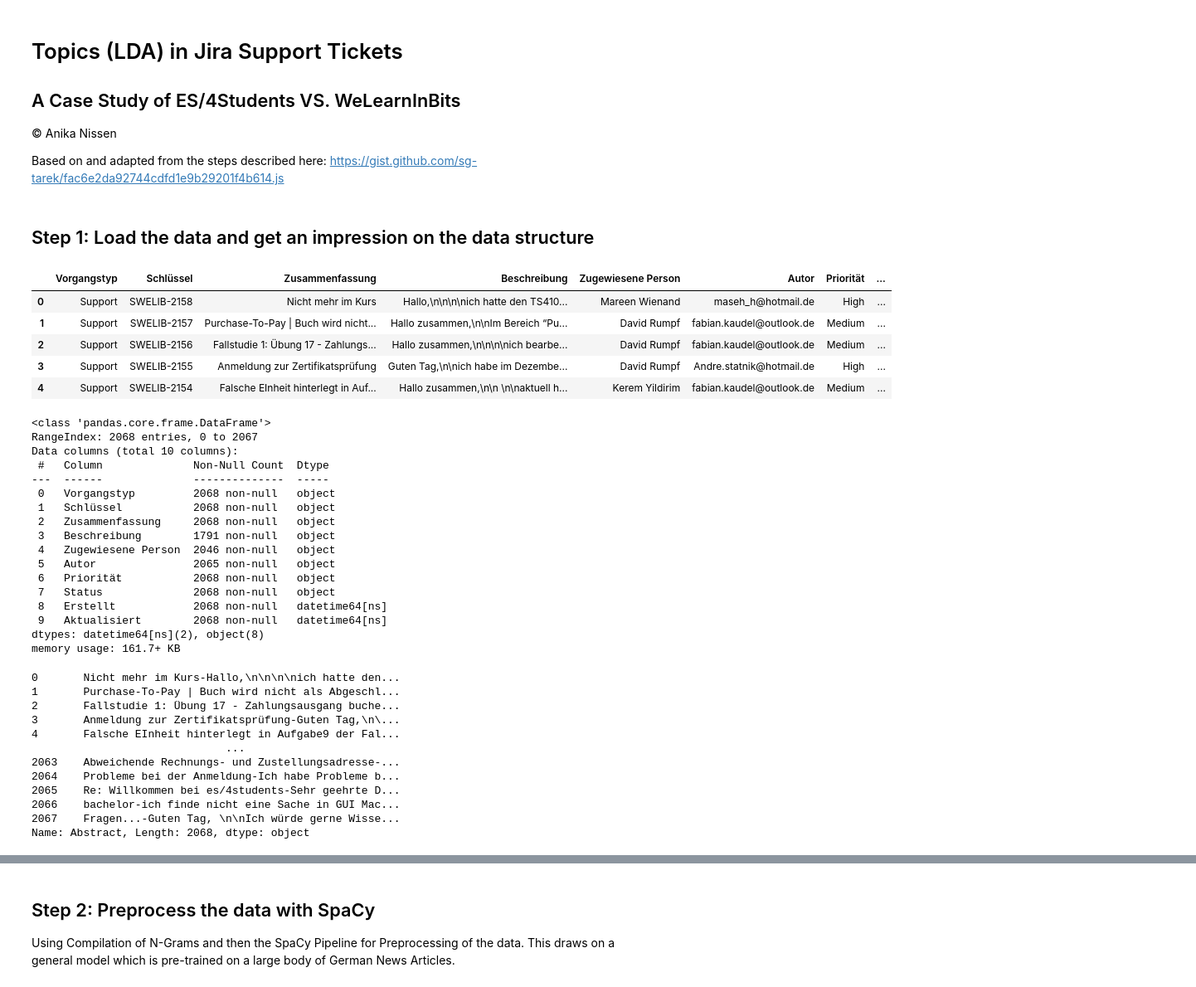
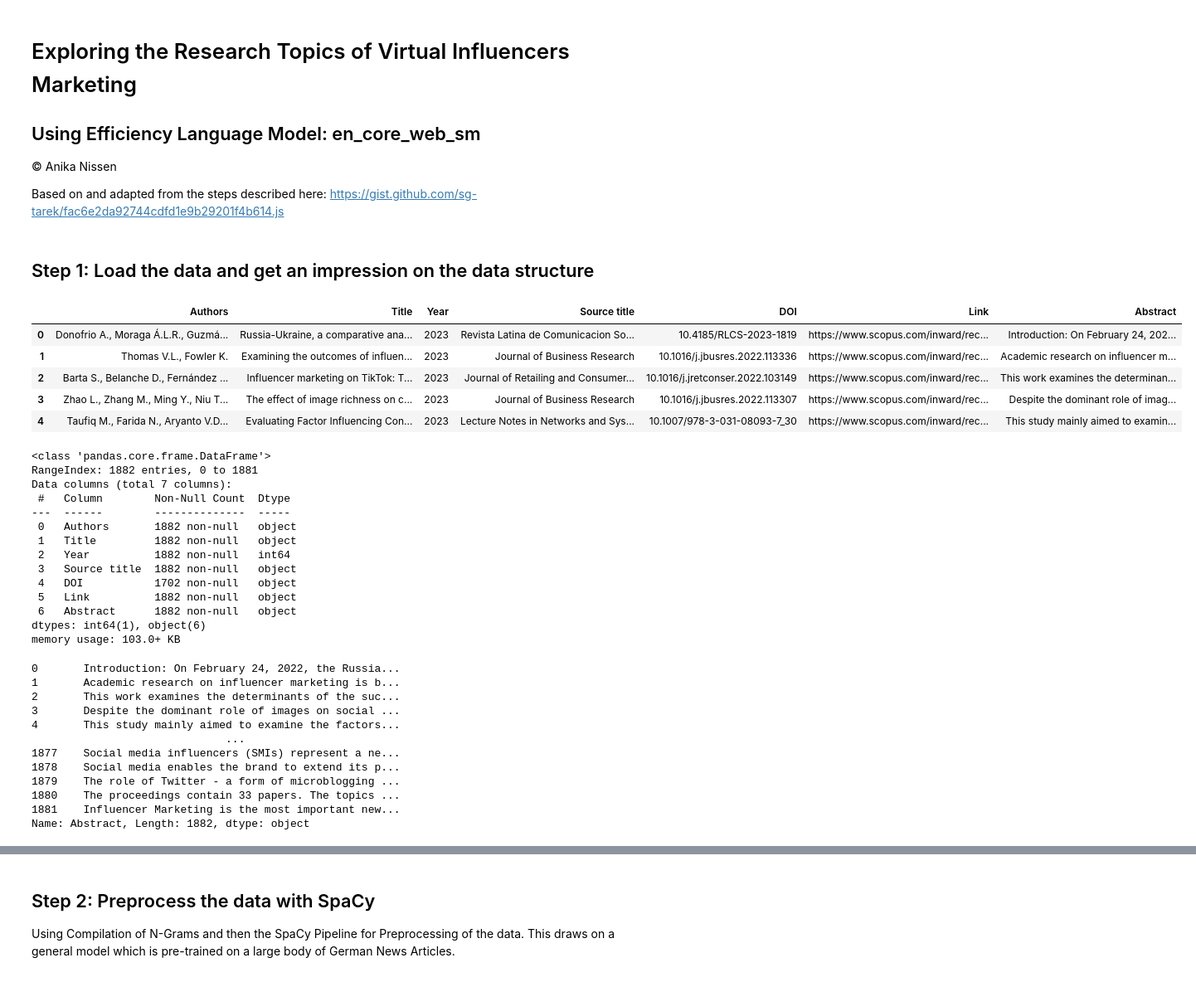
Before and after one commit to AnikaNissen/2022-NLP-LDA-Influencer-Marketing, a Jupyter notebook: Influencer Marketing Literature - LDA Analysis.ipynb, the cells around one changed output, grey strips where cells are left out. Shown at 83% size. Drawn from its saved outputs; the diff is of its cells as text; code cells hidden in the pictures.

```diff
--- a/Influencer Marketing Literature - LDA Analysis.ipynb
+++ b/Influencer Marketing Literature - LDA Analysis.ipynb
@@ -1,6 +1,6 @@
 # %% [markdown]
-# Topics (LDA) in Jira Support Tickets
-## A Case Study of ES/4Students VS. WeLearnInBits
+# Exploring the Research Topics of Virtual Influencers Marketing
+## Using Efficiency Language Model: en_core_web_sm
 
 &copy; Anika Nissen
 
@@ -38,54 +36,50 @@ from nltk.corpus import stopwords
 # %%
 #Import data and have a look at data
 
-reports = pd.read_excel('Jira Support_Export_clean.xlsx')
+reports = pd.read_csv('SociaMediaInfluencer-ScopusData.csv')
 reports.head()
 # %% [output]
-|  | Vorgangstyp | Schlüssel | Zusammenfassung | Beschreibung | Zugewiesene Person | Autor | Priorität | ... |
-| 0 | Support | SWELIB-2158 | Nicht mehr im Kurs | Hallo,\n\n\n\nich hatte den TS410... | Mareen Wienand | maseh_h@hotmail.de | High | ... |
-| 1 | Support | SWELIB-2157 | Purchase-To-Pay | Buch wird nicht... | Hallo zusammen,\n\nIm Bereich “Pu... | David Rumpf | fabian.kaudel@outlook.de | Medium | ... |
-| 2 | Support | SWELIB-2156 | Fallstudie 1: Übung 17 - Zahlungs... | Hallo zusammen,\n\n\n\nich bearbe... | David Rumpf | fabian.kaudel@outlook.de | Medium | ... |
-| 3 | Support | SWELIB-2155 | Anmeldung zur Zertifikatsprüfung | Guten Tag,\n\nich habe im Dezembe... | David Rumpf | Andre.statnik@hotmail.de | High | ... |
-| 4 | Support | SWELIB-2154 | Falsche EInheit hinterlegt in Auf... | Hallo zusammen,\n\n \n\naktuell h... | Kerem Yildirim | fabian.kaudel@outlook.de | Medium | ... |
+|  | Authors | Title | Year | Source title | DOI | Link | Abstract |
+| 0 | Donofrio A., Moraga Á.L.R., Guzmá... | Russia-Ukraine, a comparative ana... | 2023 | Revista Latina de Comunicacion So... | 10.4185/RLCS-2023-1819 | https://www.scopus.com/inward/rec... | Introduction: On February 24, 202... |
+| 1 | Thomas V.L., Fowler K. | Examining the outcomes of influen... | 2023 | Journal of Business Research | 10.1016/j.jbusres.2022.113336 | https://www.scopus.com/inward/rec... | Academic research on influencer m... |
+| 2 | Barta S., Belanche D., Fernández ... | Influencer marketing on TikTok: T... | 2023 | Journal of Retailing and Consumer... | 10.1016/j.jretconser.2022.103149 | https://www.scopus.com/inward/rec... | This work examines the determinan... |
+| 3 | Zhao L., Zhang M., Ming Y., Niu T... | The effect of image richness on c... | 2023 | Journal of Business Research | 10.1016/j.jbusres.2022.113307 | https://www.scopus.com/inward/rec... | Despite the dominant role of imag... |
+| 4 | Taufiq M., Farida N., Aryanto V.D... | Evaluating Factor Influencing Con... | 2023 | Lecture Notes in Networks and Sys... | 10.1007/978-3-031-08093-7_30 | https://www.scopus.com/inward/rec... | This study mainly aimed to examin... |
 # %%
 # Get info on the data structure
 reports.info()
 # %% [output]
 <class 'pandas.core.frame.DataFrame'>
-RangeIndex: 2068 entries, 0 to 2067
-Data columns (total 10 columns):
- #   Column              Non-Null Count  Dtype
----  ------              --------------  -----
- 0   Vorgangstyp         2068 non-null   object
- 1   Schlüssel           2068 non-null   object
- 2   Zusammenfassung     2068 non-null   object
- 3   Beschreibung        1791 non-null   object
- 4   Zugewiesene Person  2046 non-null   object
- 5   Autor               2065 non-null   object
- 6   Priorität           2068 non-null   object
- 7   Status              2068 non-null   object
- 8   Erstellt            2068 non-null   datetime64[ns]
- 9   Aktualisiert        2068 non-null   datetime64[ns]
-dtypes: datetime64[ns](2), object(8)
-memory usage: 161.7+ KB
+RangeIndex: 1882 entries, 0 to 1881
+Data columns (total 7 columns):
+ #   Column        Non-Null Count  Dtype
+---  ------        --------------  -----
+ 0   Authors       1882 non-null   object
+ 1   Title         1882 non-null   object
+ 2   Year          1882 non-null   int64
+ 3   Source title  1882 non-null   object
+ 4   DOI           1702 non-null   object
+ 5   Link          1882 non-null   object
+ 6   Abstract      1882 non-null   object
+dtypes: int64(1), object(6)
+memory usage: 103.0+ KB
 # %%
 # Drop rows with empty Beschreibung and merge Text written in Zusammenfassung and Beschreibung together into one column named "Abstract"
-reports = reports[reports['Beschreibung'].notna()]
+reports = reports[reports['Abstract'].notna()]
 
-reports['Abstract'] = reports["Zusammenfassung"].map(str) + "-" + reports["Beschreibung"]
 reports['Abstract']= reports['Abstract'].astype(str)
 reports['Abstract']
 # %% [output]
-0       Nicht mehr im Kurs-Hallo,\n\n\n\nich hatte den...
-1       Purchase-To-Pay | Buch wird nicht als Abgeschl...
-2       Fallstudie 1: Übung 17 - Zahlungsausgang buche...
-3       Anmeldung zur Zertifikatsprüfung-Guten Tag,\n\...
-4       Falsche EInheit hinterlegt in Aufgabe9 der Fal...
+0       Introduction: On February 24, 2022, the Russia...
+1       Academic research on influencer marketing is b...
+2       This work examines the determinants of the suc...
+3       Despite the dominant role of images on social ...
+4       This study mainly aimed to examine the factors...
                               ...
-2063    Abweichende Rechnungs- und Zustellungsadresse-...
-2064    Probleme bei der Anmeldung-Ich habe Probleme b...
-2065    Re: Willkommen bei es/4students-Sehr geehrte D...
-2066    bachelor-ich finde nicht eine Sache in GUI Mac...
-2067    Fragen...-Guten Tag, \n\nIch würde gerne Wisse...
-Name: Abstract, Length: 2068, dtype: object
+1877    Social media influencers (SMIs) represent a ne...
+1878    Social media enables the brand to extend its p...
+1879    The role of Twitter - a form of microblogging ...
+1880    The proceedings contain 33 papers. The topics ...
+1881    Influencer Marketing is the most important new...
+Name: Abstract, Length: 1882, dtype: object
 # %%
```
Also changed, not shown: parts of 25 cells of this notebook, 9 other files.
